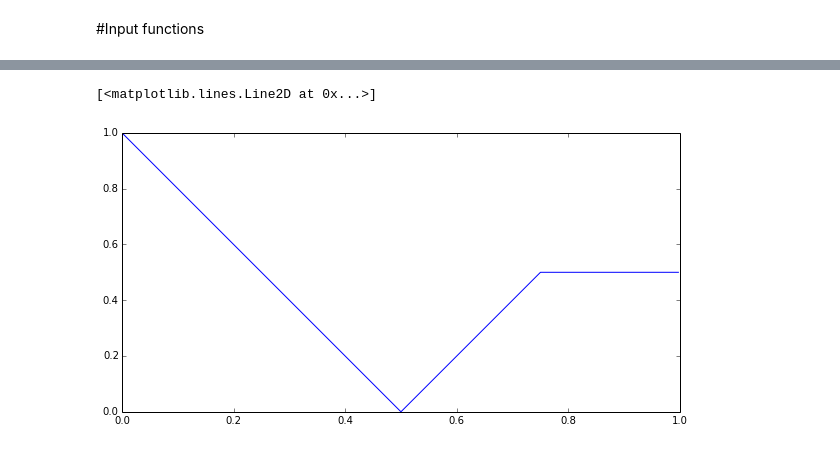
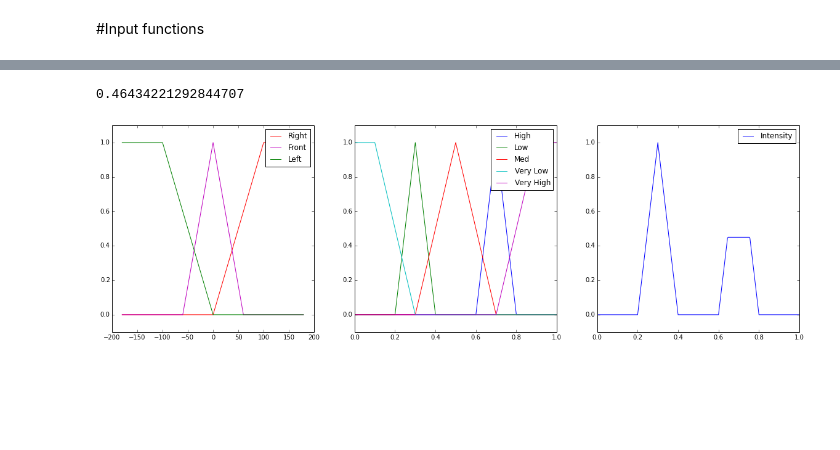
Before and after one commit to hoarf/robotsoccer, a Jupyter notebook: robotsoccer.ipynb, the cells around one changed output, grey strips where cells are left out. Cells and saved outputs as stored; diff of their text form; code cells hidden in the pictures; blank space fills up the shorter version.

```diff
--- a/robotsoccer.ipynb
+++ b/robotsoccer.ipynb
@@ -2,9 +2,3 @@
 %pylab inline
 # %% [output]
 Populating the interactive namespace from numpy and matplotlib
-# %%
-import numpy as np
-import skfuzzy as fuzz
-from IPython.core.display import Image
-from mpl_toolkits.mplot3d import Axes3D
-pylab.rcParams['figure.figsize'] = (10.0, 5.0)
@@ -102,6 +70,25 @@ n_domain.searchsorted?
-# %%
-fig, ax = plt.subplots()
-ax.plot(n_intensity_domain, R_Left(-45,-90,1))
-# %% [output]
-[<matplotlib.lines.Line2D at 0x...>]
-[figure, removed]
+# %%
+pylab.rcParams['figure.figsize'] = (20.0, 6.0)
+fig, ax = plt.subplots(1,3)
+
+[ axis.set_ylim(-0.1,1.1) for axis in ax ]
+
+ax[0].plot(angle_dmn, right_set, 'r', label = "Right")
+ax[0].plot(angle_dmn, front_set, 'm', label = "Front")
+ax[0].plot(angle_dmn, left_set,  'g', label = "Left")
+
+ax[1].plot(intensity_dmn, high_set, label = 'High')
+ax[1].plot(intensity_dmn, low_set,  label = 'Low')
+ax[1].plot(intensity_dmn, med_set,  label = 'Med')
+ax[1].plot(intensity_dmn, v_low_set,  label = 'Very Low')
+ax[1].plot(intensity_dmn, v_high_set,  label = 'Very High')
+
+
+ax[2].plot(intensity_dmn, right_tf(45,160,1), label = 'Intensity')
+
+[ axis.legend() for axis in ax ]
+
+fuzz.defuzz(intensity_dmn, right_tf(45,160,1), 'dcentroid')
+# %% [output]
+0.46434221292844707
+[figure, added]
```
Also changed, not shown: parts of 10 cells of this notebook, 9 other files.
